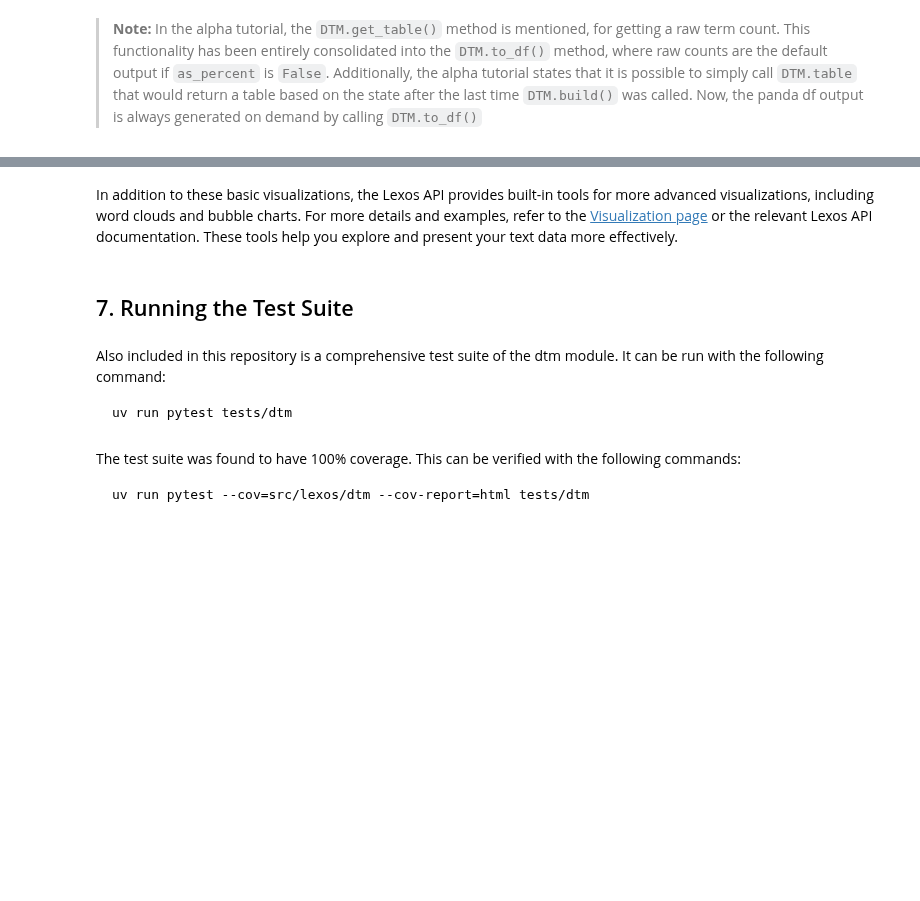
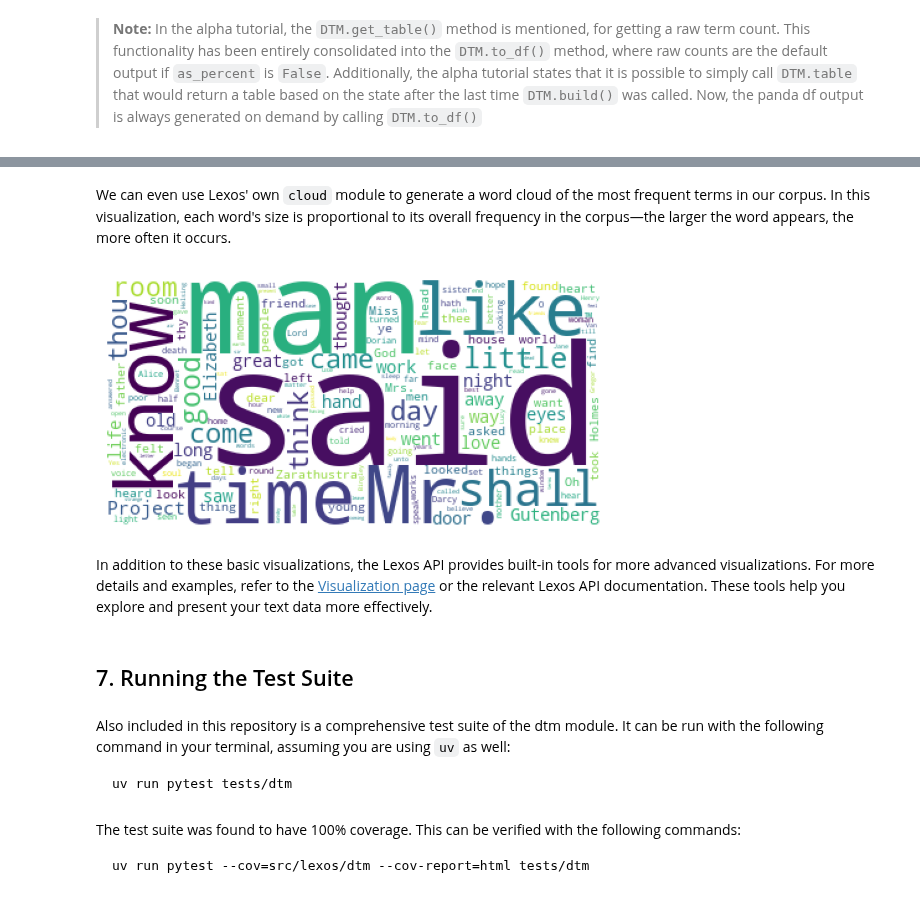
Before and after one commit to mangabe16/lexos, a Jupyter notebook: src/lexos/dtm/tutorial.ipynb, the cells around one changed output, grey strips where cells are left out. Drawn from its saved outputs; the diff is of its cells as text; code cells hidden in the pictures; blank space fills up the shorter version.

````diff
--- a/src/lexos/dtm/tutorial.ipynb
+++ b/src/lexos/dtm/tutorial.ipynb
@@ -233,9 +302,18 @@ df.sum(axis=1).plot(kind="bar", title="Term Frequencies Across All Documents")
+# %% [markdown]
+We can even use Lexos' own `cloud` module to generate a word cloud of the most frequent terms in our corpus. In this visualization, each word's size is proportional to its overall frequency in the corpus—the larger the word appears, the more often it occurs.
+# %%
+from lexos.visualization.cloud import wordcloud
+
+# Make a word cloud of the most frequent terms in your corpus
+wordcloud(dtm)
+# %% [output]
+[figure, added]
 # %% [markdown]
-In addition to these basic visualizations, the Lexos API provides built-in tools for more advanced visualizations, including word clouds and bubble charts. For more details and examples, refer to the [Visualization page](#) or the relevant Lexos API documentation. These tools help you explore and present your text data more effectively.
+In addition to these basic visualizations, the Lexos API provides built-in tools for more advanced visualizations. For more details and examples, refer to the [Visualization page](#) or the relevant Lexos API documentation. These tools help you explore and present your text data more effectively.
 # %% [markdown]
 ## 7. Running the Test Suite
 # %% [markdown]
-Also included in this repository is a comprehensive test suite of the dtm module. It can be run with the following command:
+Also included in this repository is a comprehensive test suite of the dtm module. It can be run with the following command in your terminal, assuming you are using `uv` as well:
 ```bash
 uv run pytest tests/dtm
 ```
````
Also changed, not shown: parts of 24 cells of this notebook, 1 other file.
